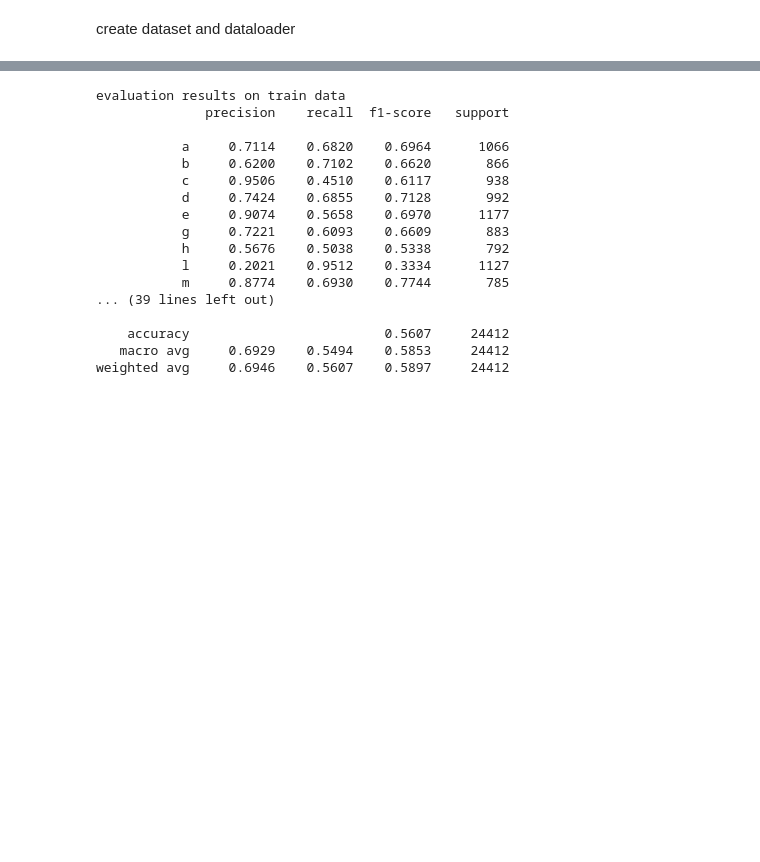
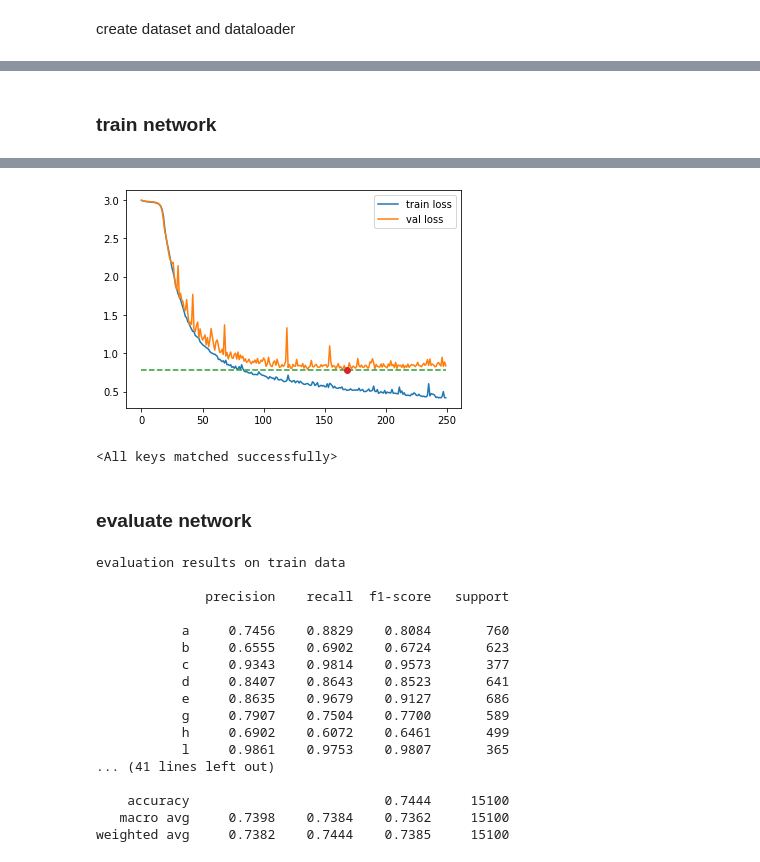
Before and after one commit to gourarushi/Character-Trajectory, a Jupyter notebook: CharacterTrajectories_Patches.ipynb, the cells around one changed output, grey strips where cells are left out. Drawn from its saved outputs; the diff is of its cells as text; code cells hidden in the pictures; blank space fills up the shorter version.

Commit message:
added smoothing and normalization

```diff
--- a/CharacterTrajectories_Patches.ipynb
+++ b/CharacterTrajectories_Patches.ipynb
@@ -167,2 +98,9 @@ test_patchLabels = np.array(test_patchLabels, dtype=int) - 1
+# %%
+train_inputs, train_labels = myfunctions.dataToPatches(train_data, window_size=20, stride=10, resizeTo=100, smooth=True, normalize=True)
+test_inputs,  test_labels  = myfunctions.dataToPatches(test_data,  window_size=20, stride=10, resizeTo=100, smooth=True, normalize=True)
+
+# subtract 1 from labels to start indexing from 0
+train_labels -= 1
+test_labels -= 1
 # %% [markdown]
 create dataset and dataloader
@@ -192,0 +107,4 @@ test_patchLoader = DataLoader(test_patchDataset, batch_size=50, shuffle=False)
+# %%
+train_loader, val_loader, test_loader = myfunctions.createLoaders(train_inputs, train_labels,
+                                                                  test_inputs, test_labels,
+                                                                  batch_size=50)
@@ -200,11 +120,12 @@ class Net(nn.Module):
         self.conv1 = nn.Conv1d(4, 6, 3)
         self.conv2 = nn.Conv1d(6, 16, 3)
         # an affine operation: y = Wx + b
-        self.fc1 = nn.Linear(336, 120)
+        self.fc1 = nn.Linear(368, 120)
         self.fc2 = nn.Linear(120, 84)
         self.fc3 = nn.Linear(84, 20)
 
     def forward(self, x):
+        # output given by : math.floor((inp-(k-1)-1)/s+1)
         x = F.max_pool1d(F.relu(self.conv1(x)), 2)
         x = F.max_pool1d(F.relu(self.conv2(x)), 2)
         x = x.view(-1, self.num_flat_features(x))
@@ -309,0 +151,7 @@ Finished Training
+# %% [markdown]
+### train network
+# %%
+best_params = myfunctions.trainNet(net,criterion,optimizer,
+                                  train_loader,val_loader,
+                                  epochs=250)
+# %% [output]
@@ -310,23 +166,30 @@ Finished Training
+[figure, added]
+# %%
+net.load_state_dict(best_params)
+# %% [output]
+<All keys matched successfully>
+# %% [markdown]
+### evaluate network
 # %%
 print("evaluation results on train data")
-evaluate(train_patchLoader)
+myfunctions.evaluate(net,train_loader,classes)
 print("evaluation results on test data")
-evaluate(test_patchLoader)
+myfunctions.evaluate(net,test_loader,classes)
 # %% [output]
 evaluation results on train data
+
               precision    recall  f1-score   support
 
-           a     0.7114    0.6820    0.6964      1066
-           b     0.6200    0.7102    0.6620       866
-           c     0.9506    0.4510    0.6117       938
-           d     0.7424    0.6855    0.7128       992
-           e     0.9074    0.5658    0.6970      1177
-           g     0.7221    0.6093    0.6609       883
-           h     0.5676    0.5038    0.5338       792
-           l     0.2021    0.9512    0.3334      1127
-           m     0.8774    0.6930    0.7744       785
-... (39 lines left out)
+           a     0.7456    0.8829    0.8084       760
+           b     0.6555    0.6902    0.6724       623
+           c     0.9343    0.9814    0.9573       377
+           d     0.8407    0.8643    0.8523       641
+           e     0.8635    0.9679    0.9127       686
+           g     0.7907    0.7504    0.7700       589
+           h     0.6902    0.6072    0.6461       499
+           l     0.9861    0.9753    0.9807       365
+... (41 lines left out)
 
-    accuracy                         0.5607     24412
-   macro avg     0.6929    0.5494    0.5853     24412
-weighted avg     0.6946    0.5607    0.5897     24412
+    accuracy                         0.7444     15100
+   macro avg     0.7398    0.7384    0.7362     15100
+weighted avg     0.7382    0.7444    0.7385     15100
```
Also changed, not shown: parts of 21 cells of this notebook.
